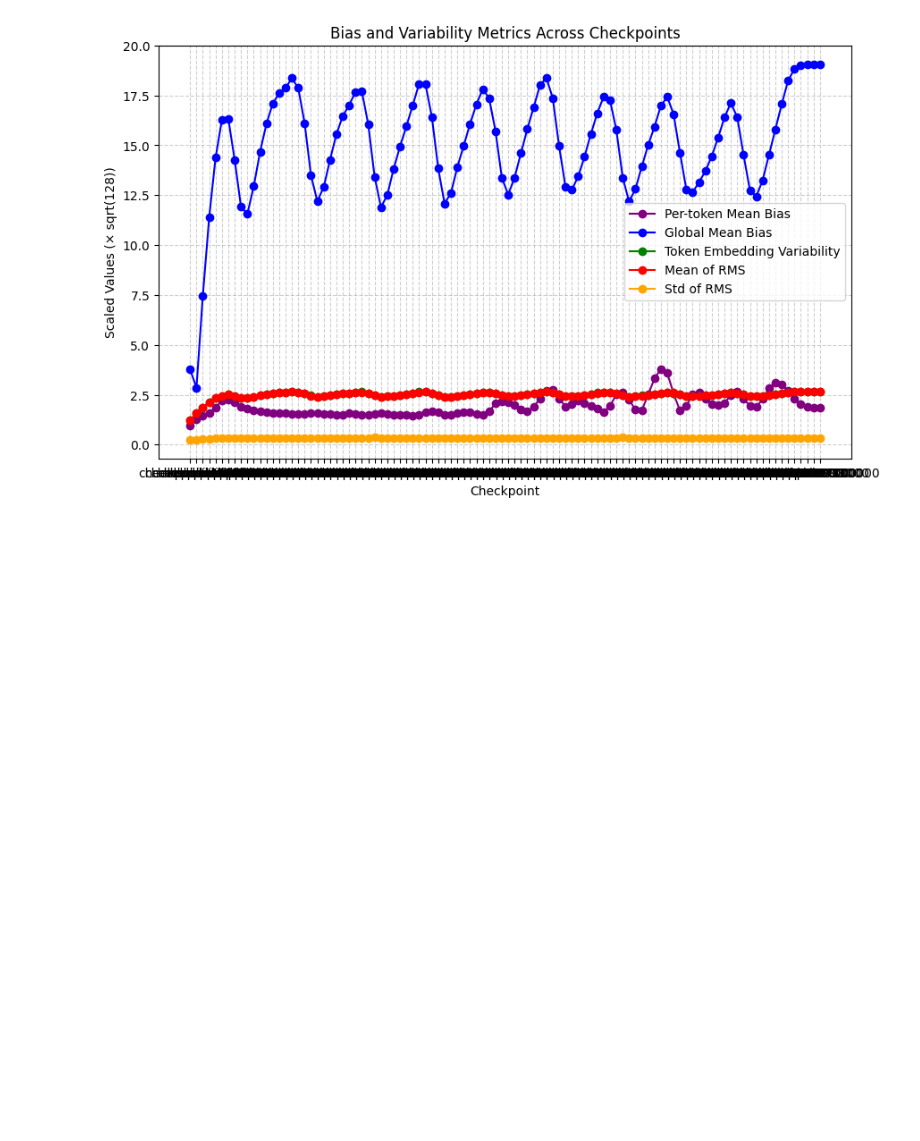
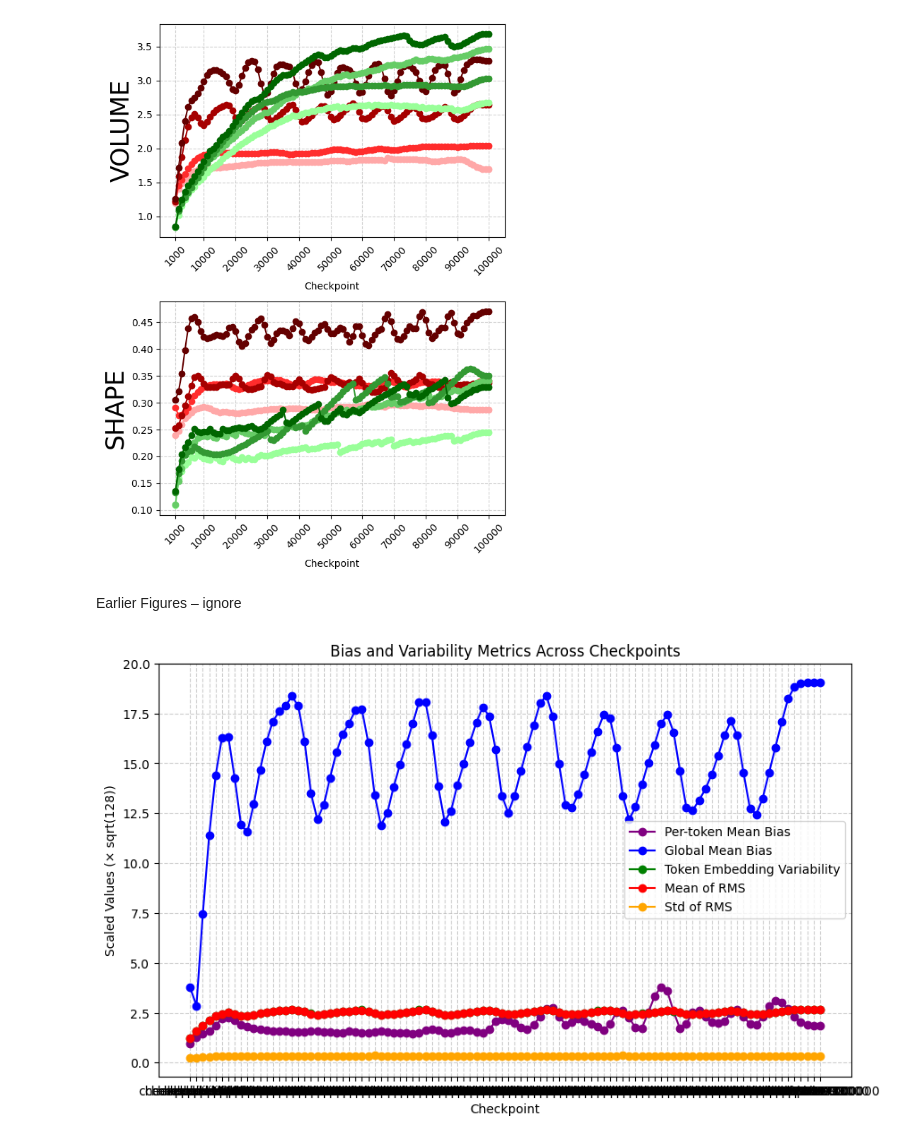
Before and after one commit to Cambridge-KAIST-smallLM/SmallLM, a Jupyter notebook: notebook/kaist_emb/dynamics.ipynb, the cells around one changed output. Cells and saved outputs as stored; diff of their text form; code cells hidden in the pictures; blank space fills up the shorter version.

```diff
--- a/notebook/kaist_emb/dynamics.ipynb
+++ b/notebook/kaist_emb/dynamics.ipynb
@@ -15,3 +163,83 @@ df_162m_zuntied = pd.read_csv("/Users/suchirsalhan/PHD/PHD/Notebook/kaist_emb/16
+# %%
+import numpy as np
+import pandas as pd
+import matplotlib.pyplot as plt
+import re
+
+# Load datasets
+datasets = {
+   '14M Tied':  pd.read_csv("/Users/suchirsalhan/PHD/PHD/Notebook/kaist_emb/14m/14m_tied.csv"),
+    '14M Untied':  pd.read_csv("/Users/suchirsalhan/PHD/PHD/Notebook/kaist_emb/14m/14m_untied.csv"),
+    "14M Tied + Z Loss": pd.read_csv("/Users/suchirsalhan/PHD/PHD/Notebook/kaist_emb/14m/14m_zloss_tied.csv"),
+    "14M Untied + Z Loss": pd.read_csv("/Users/suchirsalhan/PHD/PHD/Notebook/kaist_emb/14m/14m_zloss_untied.csv"),
+    "162M Tied (123M)": pd.read_csv("/Users/suchirsalhan/PHD/PHD/Notebook/kaist_emb/162m/tied_123m.csv"),
+    "162M Tied (123M) + Z Loss": pd.read_csv("/Users/suchirsalhan/PHD/PHD/Notebook/kaist_emb/162m/tied_123m_zloss.csv"),
+    "162M Untied": pd.read_csv("/Users/suchirsalhan/PHD/PHD/Notebook/kaist_emb/162m/untied_162m.csv"),
+    "162M Untied + Z Loss": pd.read_csv("/Users/suchirsalhan/PHD/PHD/Notebook/kaist_emb/162m/untied_162m_zloss.csv"),
+}
+
+# Columns to plot
+columns_to_plot = ['Mean of RMS', 'Std of RMS']
+
+# Define scaling factors
+scale_factors = {
+    "14M Tied": np.sqrt(128),
+    "14M Untied": np.sqrt(128),
+    "14M Tied + Z Loss": np.sqrt(128),
+    "14M Untied + Z Loss": np.sqrt(128),
+}
+
+default_scale_factor = np.sqrt(768)  # For all other datasets
+colors = ['#FFA8A8','#FF2C2C',  '#A60000', '#640000',  # Light to dark red
+          '#99FF99', '#66CC66', '#339933', '#006600']  # Light to dark green
+
+
+# Y-axis labels mapping
+y_labels = {
+    'Mean of RMS': 'VOLUME',
+    'Std of RMS': 'SHAPE'
+}
+
+
+# Create a figure with 2 rows and 1 column (vertical stacking)
+plt.figure(figsize=(6, 8))
+
+# Iterate over columns to plot them one on top of the other
+for idx, column in enumerate(columns_to_plot, 1):
+    plt.subplot(2, 1, idx)  # Create subplot in 2 rows, 1 column (idx = 1 for first, 2 for second)
+
+    # Iterate over datasets
+    for (name, df), color in zip(datasets.items(), colors):
+        df_scaled = df.copy()
+
+        # Apply the correct scaling factor
+        scale_factor = scale_factors.get(name, default_scale_factor)
+        df_scaled[column] *= scale_factor
+
+        plt.plot(df_scaled['Checkpoint'], df_scaled[column],
+                 marker='o', linestyle='-', color=color, markersize=6, label=name)
+
+    # Get indices where we want to display the x-tick labels
+    indices = [0, 9, 19, 29, 39, 49, 59, 69, 79, 89, 99]
+    xticks = df_scaled['Checkpoint'].iloc[indices].values  # Get Checkpoint values at those indices
+
+    # Modify the x-tick labels to show only the integer part
+    xticks_labels = [int(re.sub(r'\D', '', str(x))) for x in xticks]  # Remove non-digit characters
+
+    plt.xticks(ticks=xticks, labels=xticks_labels, rotation=45)  # Apply custom tick labels
+
+    # Labels and formatting
+    plt.xlabel("Checkpoint")
+    plt.ylabel(y_labels.get(column, column), fontsize=25)
+    plt.grid(True, linestyle="--", alpha=0.6)
+
+# Adjust the layout and save the figure as a PNG
+plt.tight_layout()  # Adjust the spacing between the subplots
+plt.show()
+# %% [output]
+[figure, added]
+# %% [markdown]
+Earlier Figures – ignore
 # %%
 import numpy as np
 import matplotlib.pyplot as plt
```
Also changed, not shown: parts of 3 cells of this notebook.
